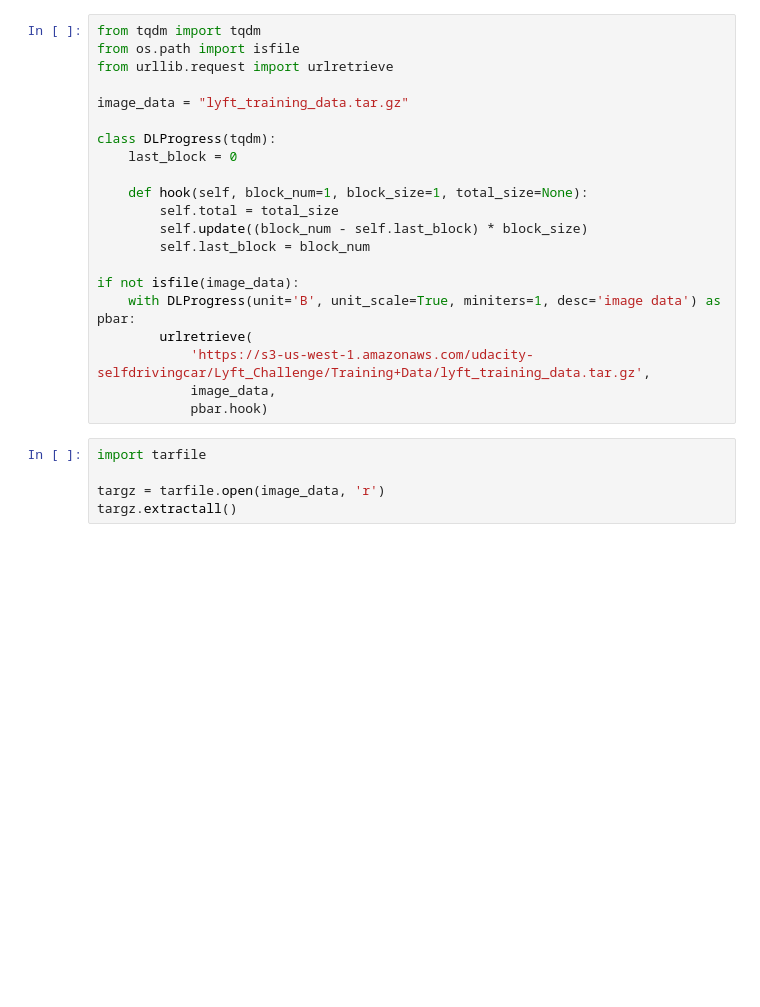
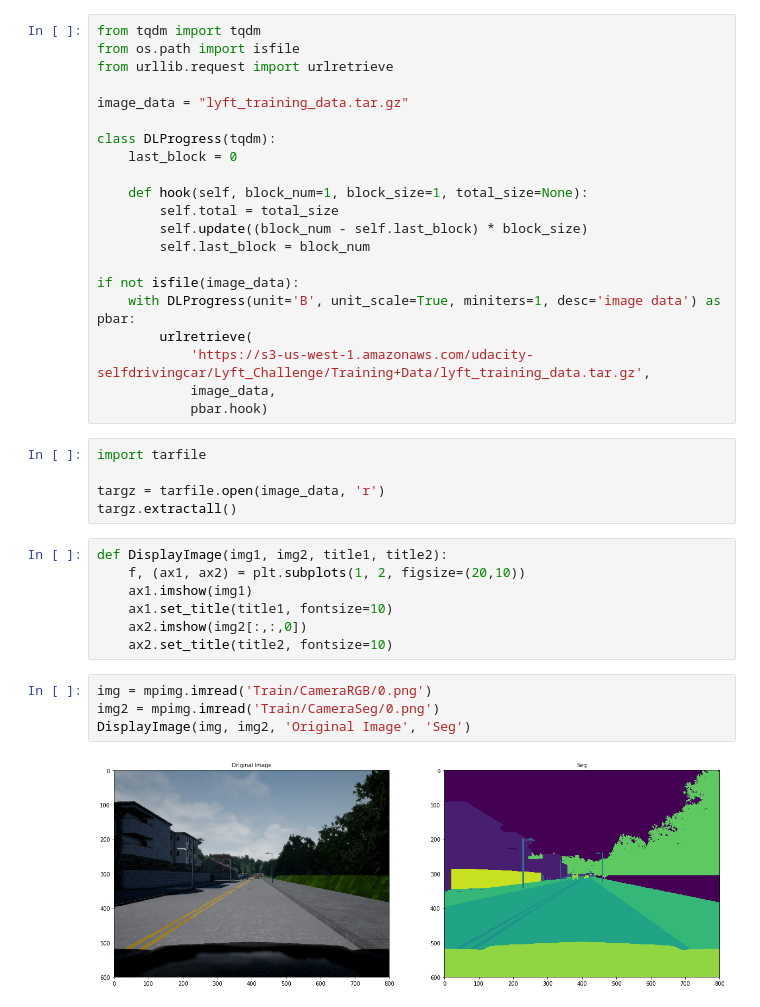
Before and after one commit to hc167/Lyft-Challenge, a Jupyter notebook: Lyft.ipynb, the cells around one changed output. Cells and saved outputs as stored; diff of their text form; blank space fills up the shorter version.

```diff
--- a/Lyft.ipynb
+++ b/Lyft.ipynb
@@ -31,3 +31,16 @@ import tarfile
 
 targz = tarfile.open(image_data, 'r')
 targz.extractall()
+# %%
+def DisplayImage(img1, img2, title1, title2):
+    f, (ax1, ax2) = plt.subplots(1, 2, figsize=(20,10))
+    ax1.imshow(img1)
+    ax1.set_title(title1, fontsize=10)
+    ax2.imshow(img2[:,:,0])
+    ax2.set_title(title2, fontsize=10)
+# %%
+img = mpimg.imread('Train/CameraRGB/0.png')
+img2 = mpimg.imread('Train/CameraSeg/0.png')
+DisplayImage(img, img2, 'Original Image', 'Seg')
+# %% [output]
+[figure, added]
```
